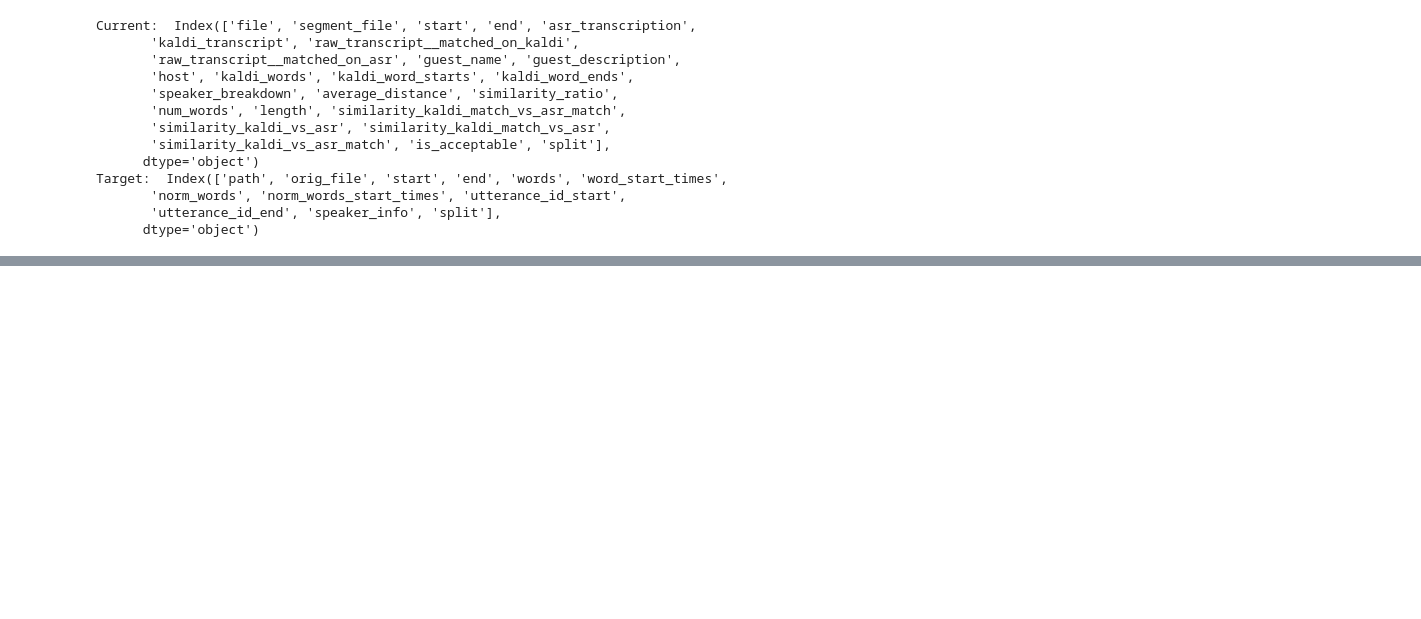
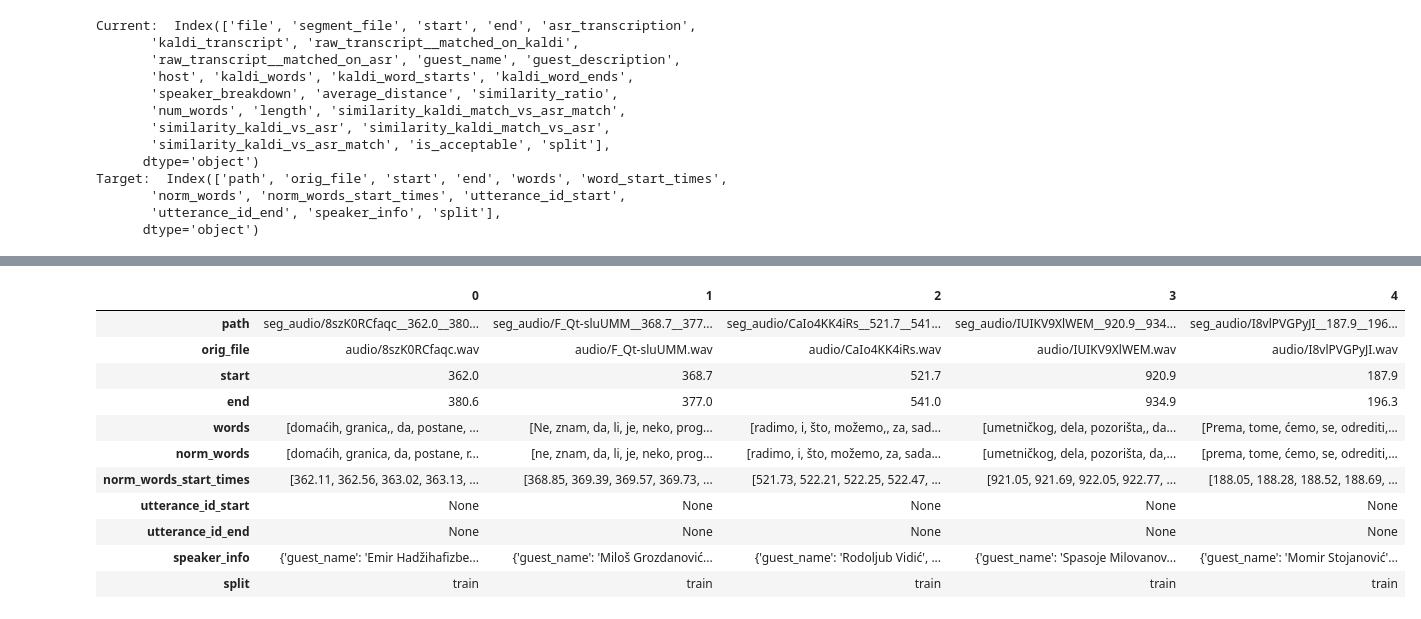
Before and after one commit to 5roop/task13, a Jupyter notebook: 31_preparing_dataset_in_Parlaspeech_format.ipynb, the cells around one changed output, grey strips where cells are left out. Cells and saved outputs as stored; diff of their text form; code cells hidden in the pictures; blank space fills up the shorter version.

```diff
--- a/31_preparing_dataset_in_Parlaspeech_format.ipynb
+++ b/31_preparing_dataset_in_Parlaspeech_format.ipynb
@@ -107,0 +153,22 @@ jv[ps.columns].to_json("JuzneVesti-SR.v1.0.jsonl")
+# %%
+export_cols = ['path', 'orig_file', 'start', 'end', 'words',
+       'norm_words', 'norm_words_start_times', 'utterance_id_start',
+       'utterance_id_end', 'speaker_info', 'split']
+
+jv[export_cols].to_json("JuzneVesti-SR.v1.0.jsonl", lines=True, orient="records")
+!rm ParlaSpeech-HR.v1.0*
+# %%
+jv[export_cols].head(5).T
+# %% [output]
+|  | 0 | 1 | 2 | 3 | 4 |
+| path | seg_audio/8szK0RCfaqc__362.0__380... | seg_audio/F_Qt-sluUMM__368.7__377... | seg_audio/CaIo4KK4iRs__521.7__541... | seg_audio/IUIKV9XlWEM__920.9__934... | seg_audio/I8vlPVGPyJI__187.9__196... |
+| orig_file | audio/8szK0RCfaqc.wav | audio/F_Qt-sluUMM.wav | audio/CaIo4KK4iRs.wav | audio/IUIKV9XlWEM.wav | audio/I8vlPVGPyJI.wav |
+| start | 362.0 | 368.7 | 521.7 | 920.9 | 187.9 |
+| end | 380.6 | 377.0 | 541.0 | 934.9 | 196.3 |
+| words | [domaćih, granica,, da, postane, ... | [Ne, znam, da, li, je, neko, prog... | [radimo, i, što, možemo,, za, sad... | [umetničkog, dela, pozorišta,, da... | [Prema, tome, ćemo, se, odrediti,... |
+| norm_words | [domaćih, granica, da, postane, r... | [ne, znam, da, li, je, neko, prog... | [radimo, i, što, možemo, za, sada... | [umetničkog, dela, pozorišta, da,... | [prema, tome, ćemo, se, odrediti,... |
+| norm_words_start_times | [362.11, 362.56, 363.02, 363.13, ... | [368.85, 369.39, 369.57, 369.73, ... | [521.73, 522.21, 522.25, 522.47, ... | [921.05, 921.69, 922.05, 922.77, ... | [188.05, 188.28, 188.52, 188.69, ... |
+| utterance_id_start | None | None | None | None | None |
+| utterance_id_end | None | None | None | None | None |
+| speaker_info | {'guest_name': 'Emir Hadžihafizbe... | {'guest_name': 'Miloš Grozdanović... | {'guest_name': 'Rodoljub Vidić', ... | {'guest_name': 'Spasoje Milovanov... | {'guest_name': 'Momir Stojanović'... |
+| split | train | train | train | train | train |
```
Also changed, not shown: parts of 10 cells of this notebook, 2 other files.
